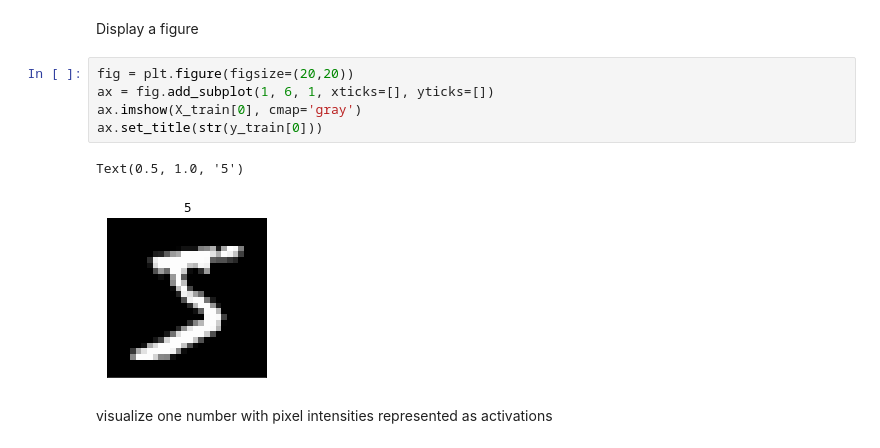
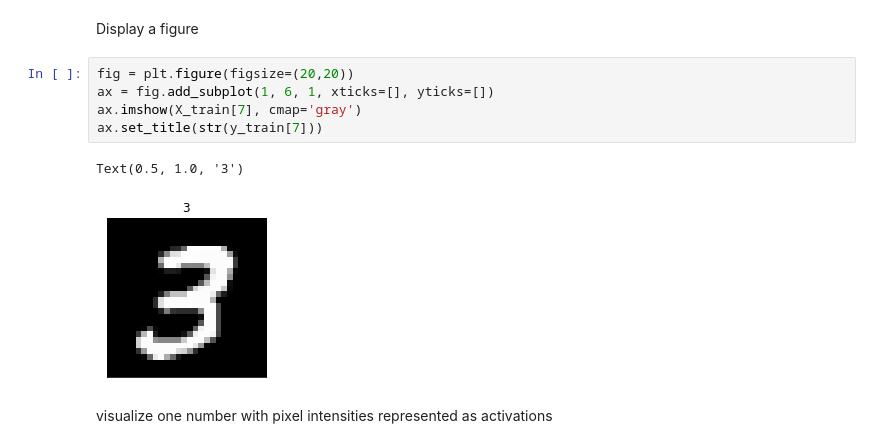
Before and after one commit to meetpramodr/Introduction-to-Artificial-Neural-Network-and-Deep-Learning, a Jupyter notebook: Image_intensity_activation.ipynb, the cells around one changed output. Saved outputs shown, nothing was run; the diff lists cells and outputs as text.

```diff
--- a/Image_intensity_activation.ipynb
+++ b/Image_intensity_activation.ipynb
@@ -15,11 +18,11 @@ Display a figure
 # %%
 fig = plt.figure(figsize=(20,20))
 ax = fig.add_subplot(1, 6, 1, xticks=[], yticks=[])
-ax.imshow(X_train[0], cmap='gray')
-ax.set_title(str(y_train[0]))
+ax.imshow(X_train[7], cmap='gray')
+ax.set_title(str(y_train[7]))
 # %% [output]
-Text(0.5, 1.0, '5')
+Text(0.5, 1.0, '3')
-[figure, old version]
+[figure, new version]
 # %% [markdown]
 visualize one number with pixel intensities represented as activations
 # %%
```
Also changed, not shown: parts of 1 cell of this notebook.
